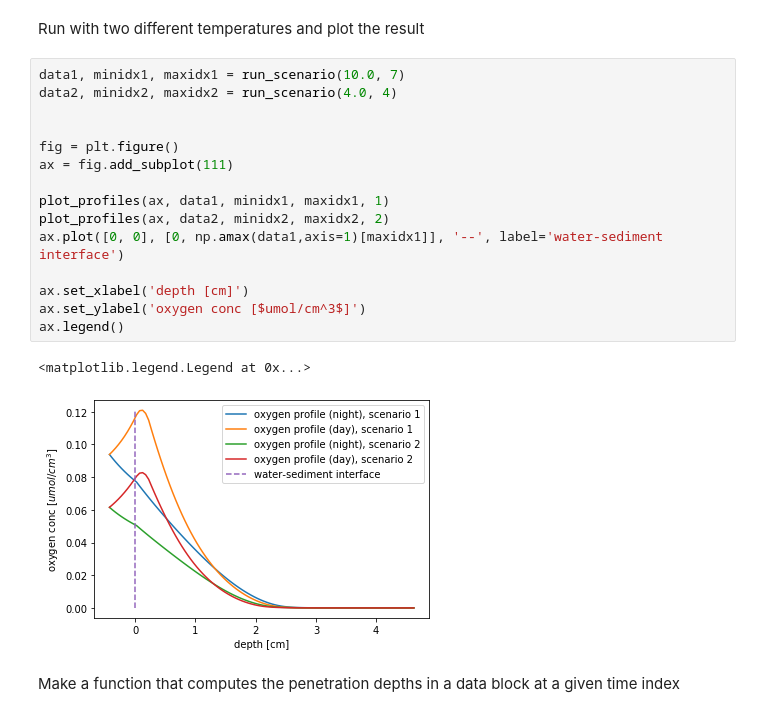
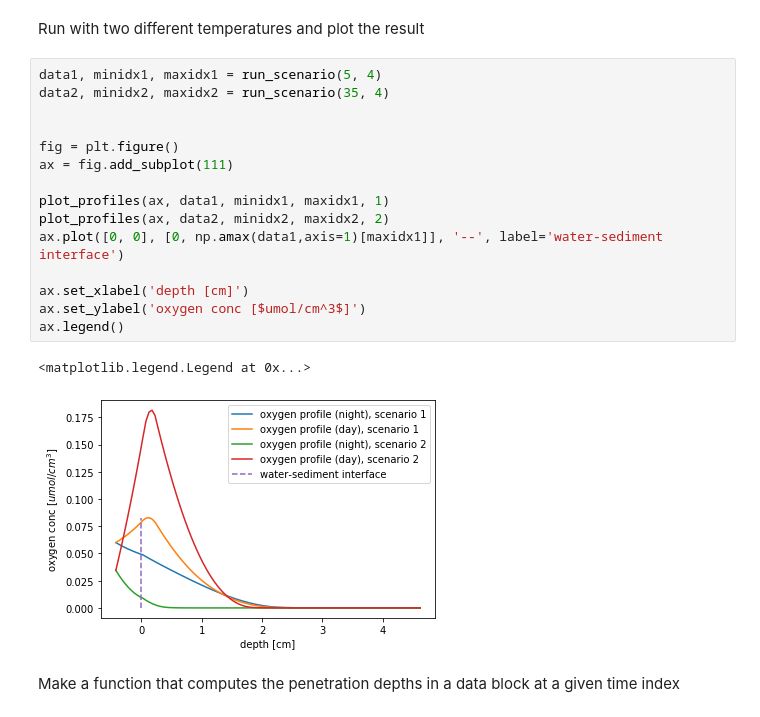
Before and after one commit to NIVANorge/Mobius, a Jupyter notebook: Applications/SedimentOxygen/FancyPlots.ipynb, the cells around one changed output. Saved outputs shown, nothing was run; the diff lists cells and outputs as text.

Commit message:
update plots

```diff
--- a/Applications/SedimentOxygen/FancyPlots.ipynb
+++ b/Applications/SedimentOxygen/FancyPlots.ipynb
@@ -60,23 +60,23 @@ def plot_profiles(ax, data, minidx, maxidx, scenario):
 # %% [markdown]
 Run with two different temperatures and plot the result
 # %%
-data1, minidx1, maxidx1 = run_scenario(10.0, 7)
-data2, minidx2, maxidx2 = run_scenario(4.0, 4)
+data1, minidx1, maxidx1 = run_scenario(5, 4)
+data2, minidx2, maxidx2 = run_scenario(35, 4)
 
 
 fig = plt.figure()
 ax = fig.add_subplot(111)
 
 plot_profiles(ax, data1, minidx1, maxidx1, 1)
 plot_profiles(ax, data2, minidx2, maxidx2, 2)
 ax.plot([0, 0], [0, np.amax(data1,axis=1)[maxidx1]], '--', label='water-sediment interface')
 
 ax.set_xlabel('depth [cm]')
 ax.set_ylabel('oxygen conc [$umol/cm^3$]')
 ax.legend()
 # %% [output]
 <matplotlib.legend.Legend at 0x...>
-[figure, old version]
+[figure, new version]
 # %% [markdown]
 Make a function that computes the penetration depths in a data block at a given time index
 # %%
```
Also changed, not shown: parts of 3 cells of this notebook.
